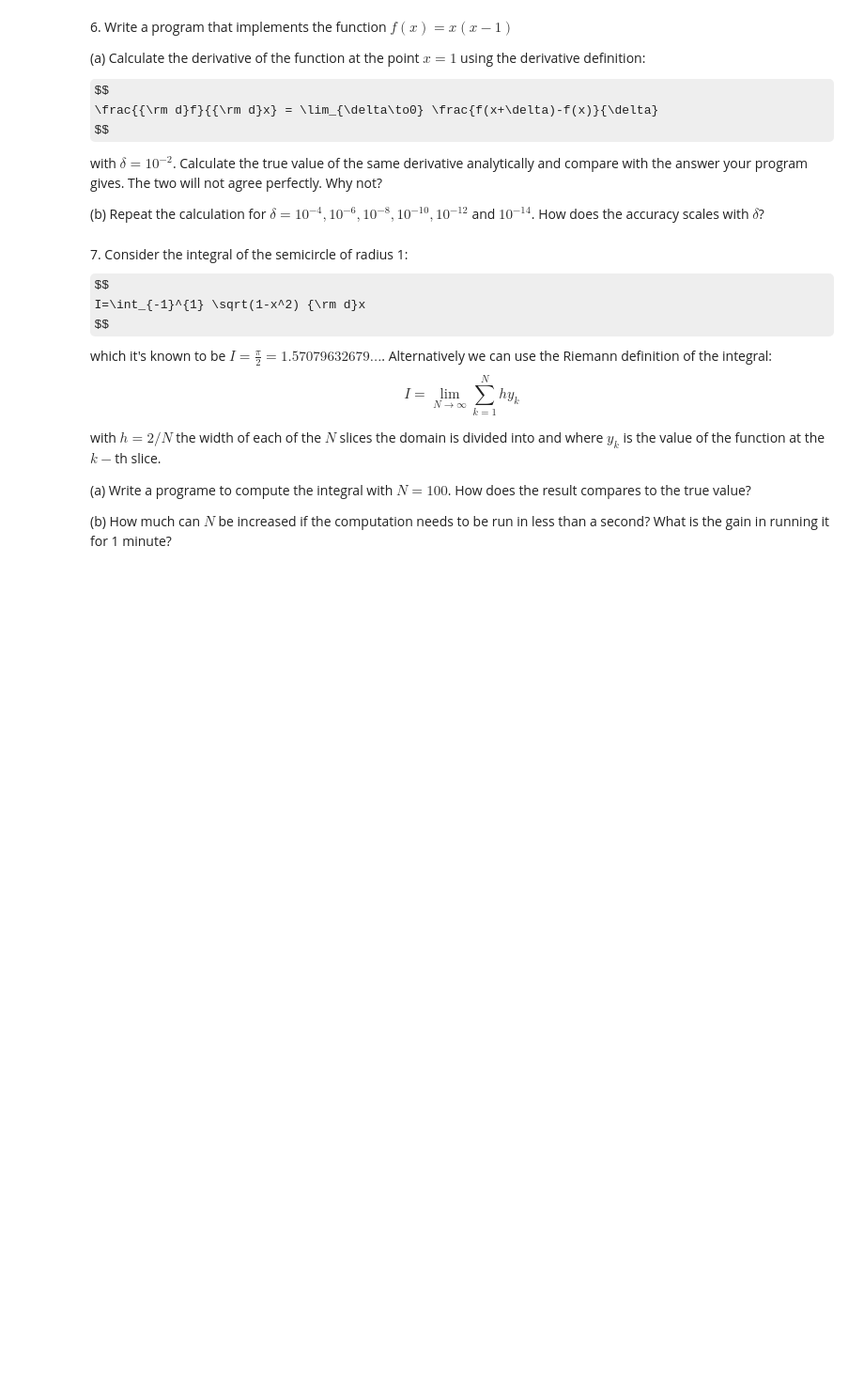
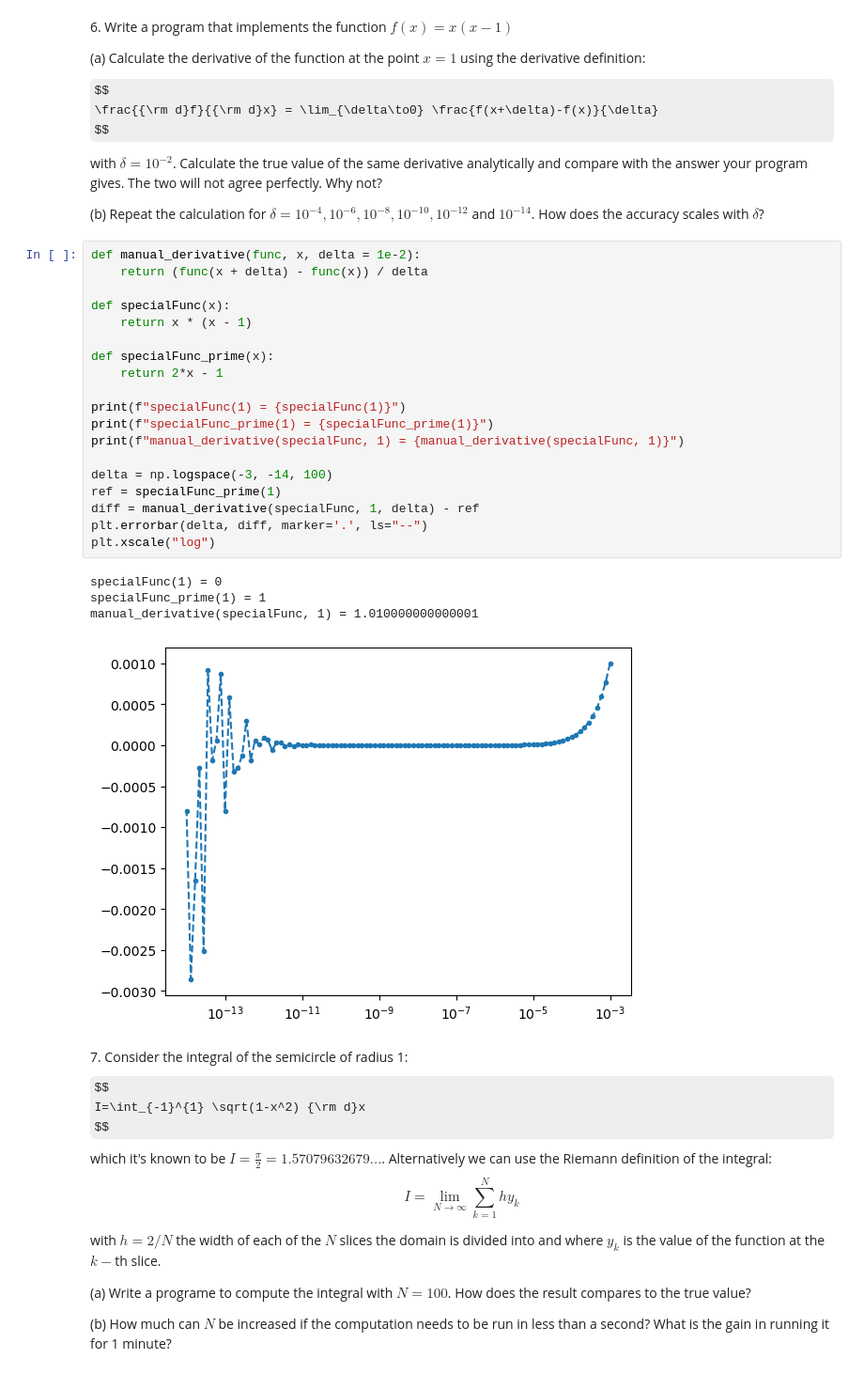
Before and after one commit to DavideCacopardi/LaboratoryOfComputationalPhysics_Y9, a Jupyter notebook: 02ex_NumberRepresentation.ipynb, the cells around one changed output. Shown at 94% size. Drawn from its saved outputs; the diff is of its cells as text; some formulas as TeX source; blank space fills up the shorter version.

```diff
--- a/02ex_NumberRepresentation.ipynb
+++ b/02ex_NumberRepresentation.ipynb
@@ -167,6 +303,30 @@ $$
 with $\delta = 10^{−2}$. Calculate the true value of the same derivative analytically and compare with the answer your program gives. The two will not agree perfectly. Why not?
 
 (b) Repeat the calculation for $\delta = 10^{−4}, 10^{−6}, 10^{−8}, 10^{−10}, 10^{−12}$ and $10^{−14}$. How does the accuracy scales with $\delta$?
+# %%
+def manual_derivative(func, x, delta = 1e-2):
+    return (func(x + delta) - func(x)) / delta
+
+def specialFunc(x):
+    return x * (x - 1)
+
+def specialFunc_prime(x):
+    return 2*x - 1
+
+print(f"specialFunc(1) = {specialFunc(1)}")
+print(f"specialFunc_prime(1) = {specialFunc_prime(1)}")
+print(f"manual_derivative(specialFunc, 1) = {manual_derivative(specialFunc, 1)}")
+
+delta = np.logspace(-3, -14, 100)
+ref = specialFunc_prime(1)
+diff = manual_derivative(specialFunc, 1, delta) - ref
+plt.errorbar(delta, diff, marker='.', ls="--")
+plt.xscale("log")
+# %% [output]
+specialFunc(1) = 0
+specialFunc_prime(1) = 1
+manual_derivative(specialFunc, 1) = 1.010000000000001
+[figure, added]
 # %% [markdown]
 7\. Consider the integral of the semicircle of radius 1:
 $$
```
Also changed, not shown: parts of 13 cells of this notebook, 2 other files.
